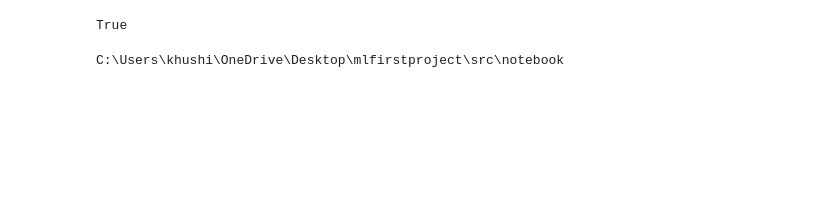
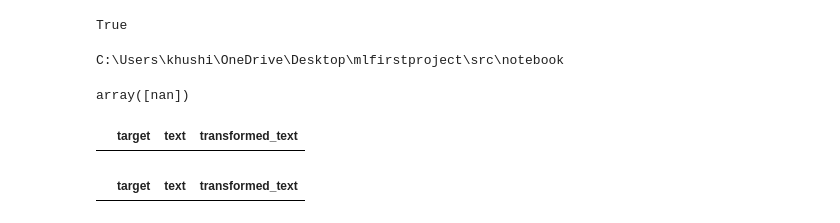
Before and after one commit to khushi-2828/mlfisrtproject, a Jupyter notebook: src/notebook/Untitled.ipynb, the cells around one changed output. Saved outputs shown, nothing was run; the diff lists cells and outputs as text; code cells hidden in the pictures; blank space fills up the shorter version.

```diff
--- a/src/notebook/Untitled.ipynb
+++ b/src/notebook/Untitled.ipynb
@@ -711,3 +756,17 @@ import os
 print(os.getcwd())
 # %% [output]
 C:\Users\khushi\OneDrive\Desktop\mlfirstproject\src\notebook
+# %%
+df['target'] = df['target'].map({'spam':1, 'ham':0})
+# %%
+df['target'].unique()
+# %% [output]
+array([nan])
+# %%
+df[df['target'] == 8].head(10)
+# %% [output]
+|  | target | text | transformed_text |
+# %%
+df[df['target'] == 0].head()
+# %% [output]
+|  | target | text | transformed_text |
```
Also changed, not shown: parts of 39 cells of this notebook, 4 other files.
